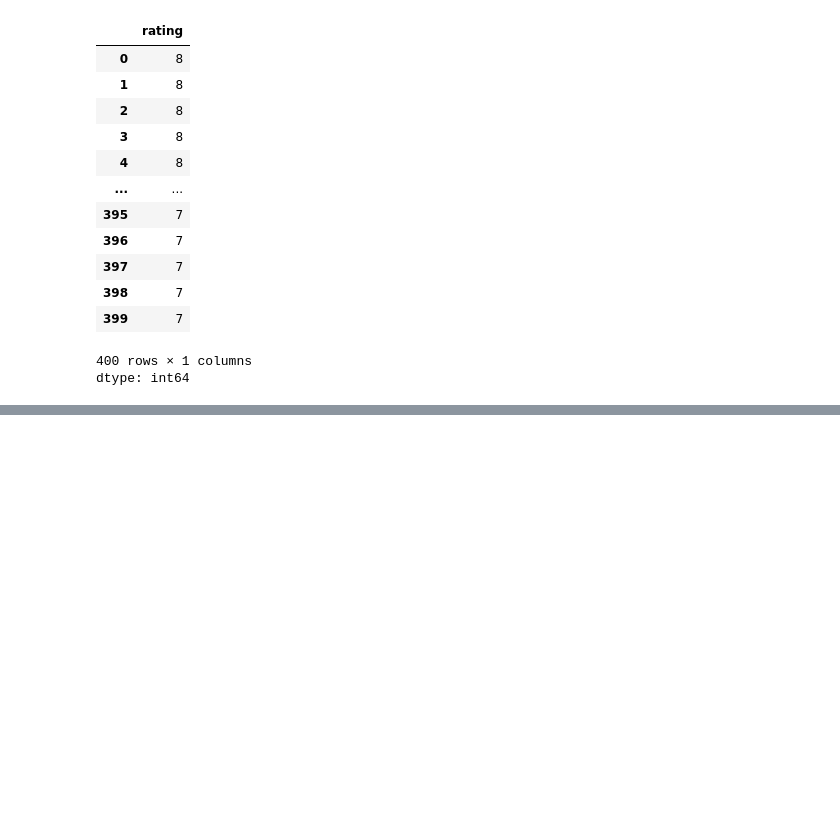
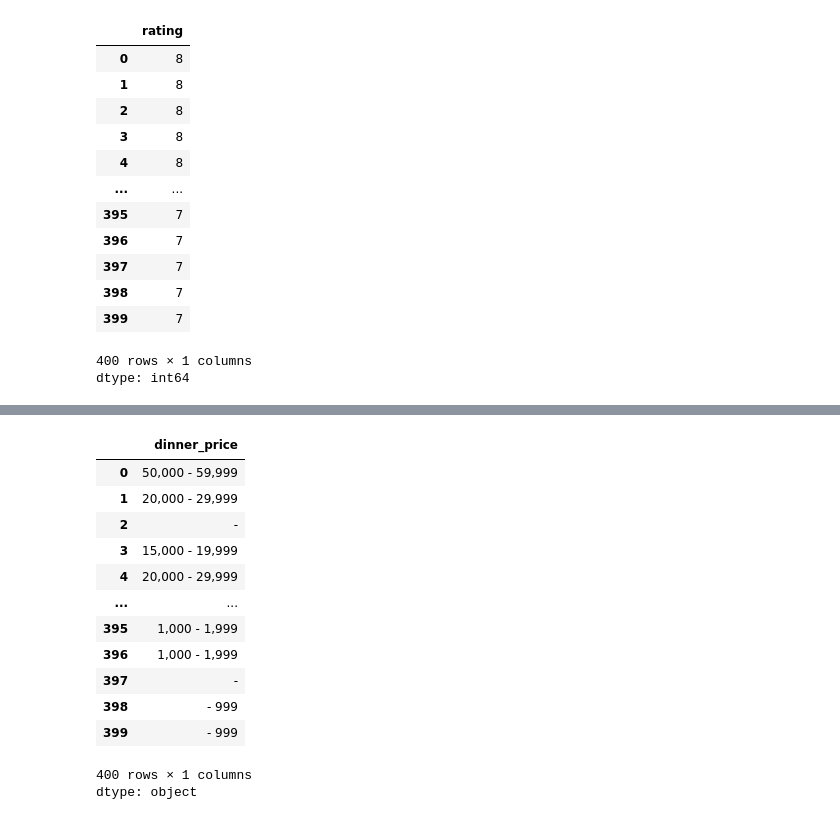
Before and after one commit to Elwing-Chou/tibame20251203, a Jupyter notebook: tibame20251229.ipynb, the cells around one changed output, grey strips where cells are left out. Saved outputs shown, nothing was run; the diff lists cells and outputs as text; code cells hidden in the pictures; blank space fills up the shorter version.

```diff
--- a/tibame20251229.ipynb
+++ b/tibame20251229.ipynb
@@ -69,3 +69,17 @@ df["rating"].apply(func)
 | 399 | 7 |
 400 rows × 1 columns
 dtype: int64
+# %%
+def func(s):
+    s_spl = s.split(" / ")
+    if len(s_spl) == 1:
+        area = "-"
+        genre = s_spl[0]
+    else:
+        area = s_spl[0]
+        genre = s_spl[1]
+    ans = {"area":area, "genre":genre}
+    return pd.Series(ans)
+
+df[["area", "genre"]] = df["area_genre"].apply(func)
+df
@@ -71,0 +117,20 @@ dtype: int64
+# %%
+def func(s):
+    s1 = s.replace("JPY ", "")
+    return s1
+df["dinner_price"].apply(func)
+# %% [output]
+|  | dinner_price |
+| 0 | 50,000 - 59,999 |
+| 1 | 20,000 - 29,999 |
+| 2 | - |
+| 3 | 15,000 - 19,999 |
+| 4 | 20,000 - 29,999 |
+| ... | ... |
+| 395 | 1,000 - 1,999 |
+| 396 | 1,000 - 1,999 |
+| 397 | - |
+| 398 | - 999 |
+| 399 | - 999 |
+400 rows × 1 columns
+dtype: object
```
Also changed, not shown: parts of 1 cell of this notebook.
